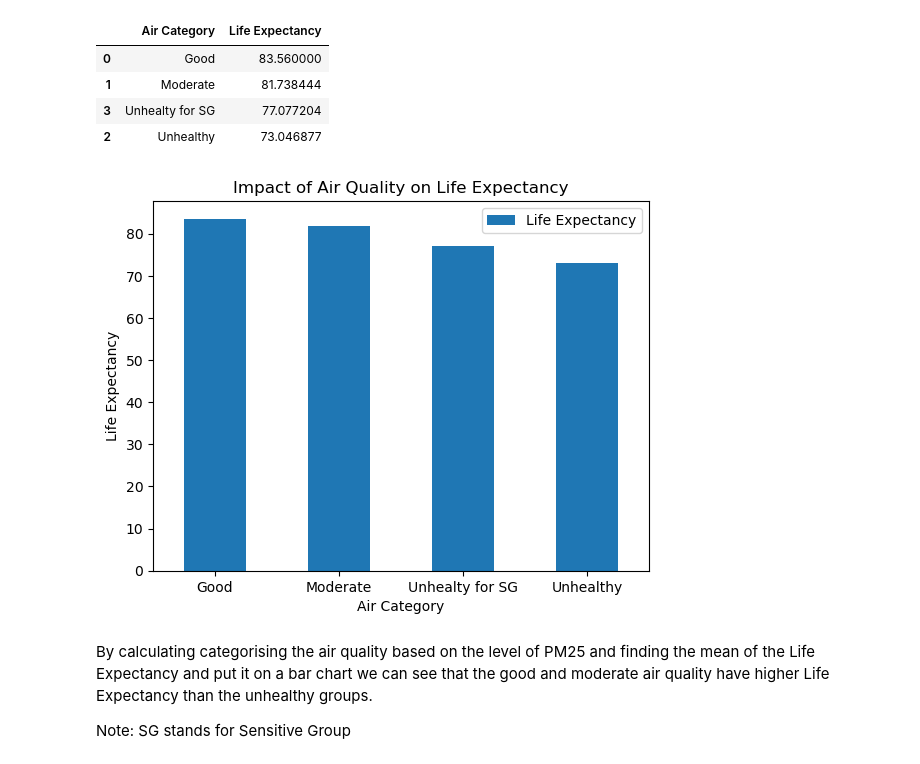
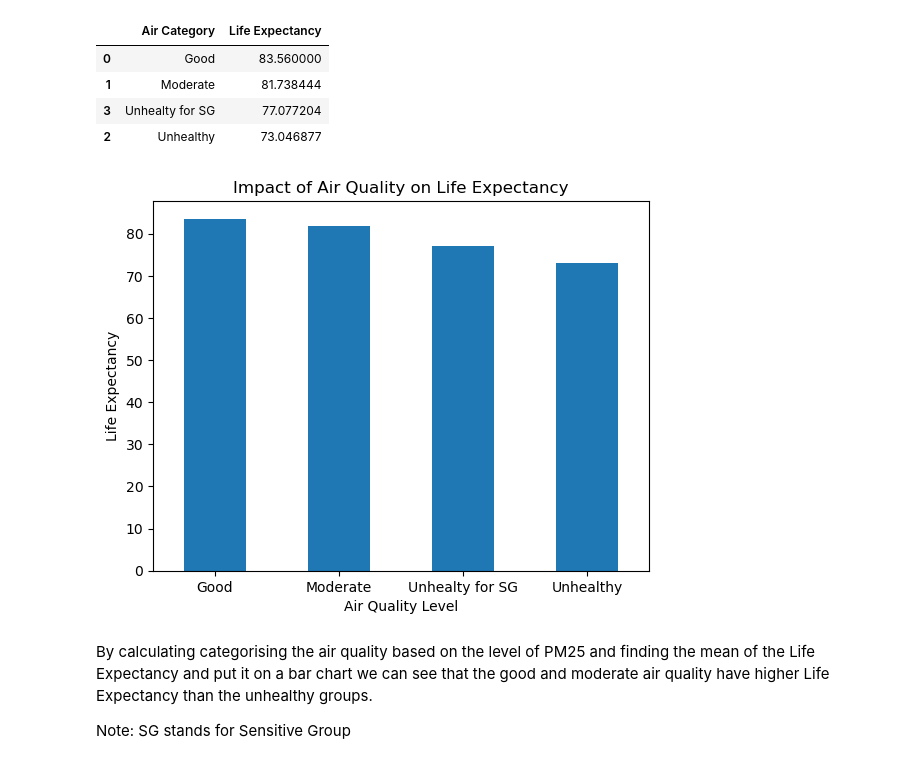
Before and after one commit to benoitchamot/AirQuality_and_Happiness, a Jupyter notebook: Analysis_AirQuality_and_Life_Expectancy.ipynb, the cells around one changed output. Cells and saved outputs as stored; diff of their text form; code cells hidden in the pictures.

```diff
--- a/Analysis_AirQuality_and_Life_Expectancy.ipynb
+++ b/Analysis_AirQuality_and_Life_Expectancy.ipynb
@@ -283,18 +284,18 @@ mean_df_sorted
 | 2 | Unhealthy | 73.046877 |
 # %%
 # Plot the bar chart
-mean_df_sorted.plot(x='Air Category', y='Life Expectancy', kind='bar')
-plt.xlabel('Air Category')
+mean_df_sorted.plot(x='Air Category', y='Life Expectancy', kind='bar', legend=False)
+plt.xlabel('Air Quality Level')
 plt.ylabel('Life Expectancy')
 plt.title('Impact of Air Quality on Life Expectancy')
 
 # Rotate x-axis labels on a 45-degree angle
 plt.xticks(rotation=0)
 
-plt.savefig('Images/Bar_Chart_Air_Category_Life_Expectancy.png')
+plt.savefig('Images/PM25_and_Life_Expectancy_Bar.png')
 plt.show()
 # %% [output]
-[figure, old version]
+[figure, new version]
 # %% [markdown]
 By calculating categorising the air quality based on the level of PM25 and finding the mean of the Life Expectancy and put it on a bar chart we can see that the good and moderate air quality have higher Life Expectancy than the unhealthy groups.
 
```
Also changed, not shown: parts of 1 cell of this notebook, 9 other files.
